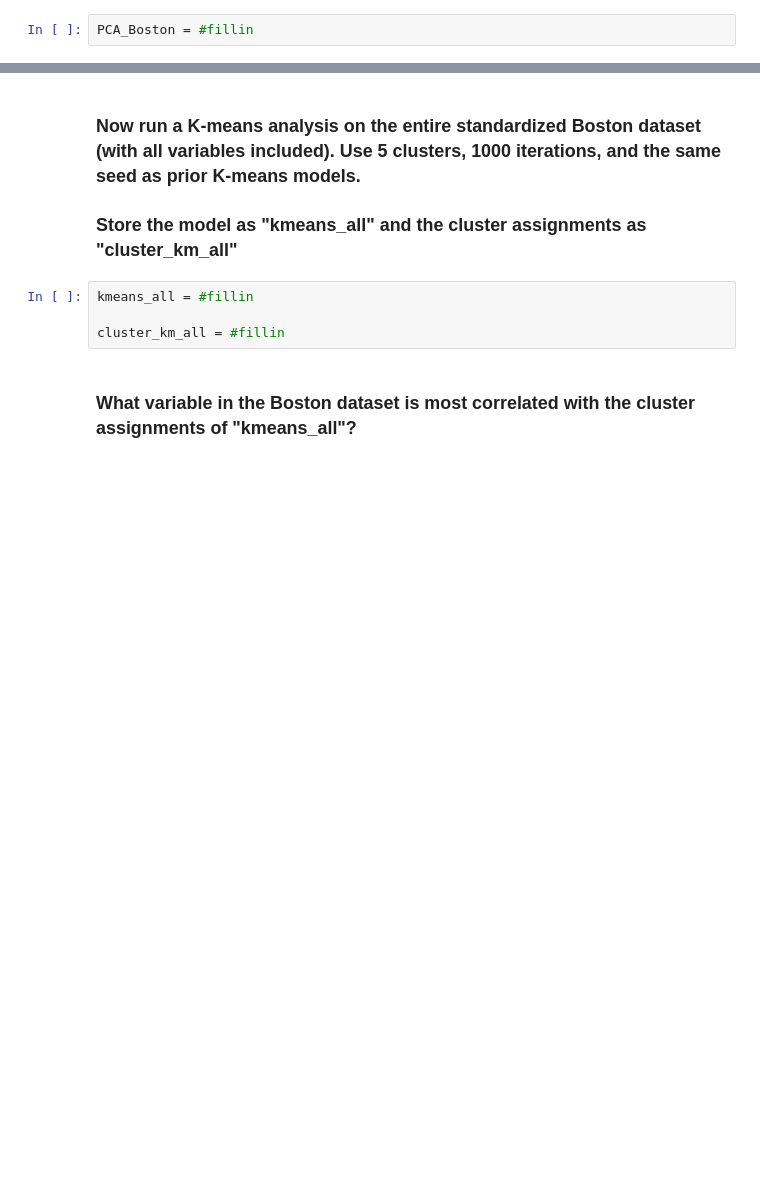
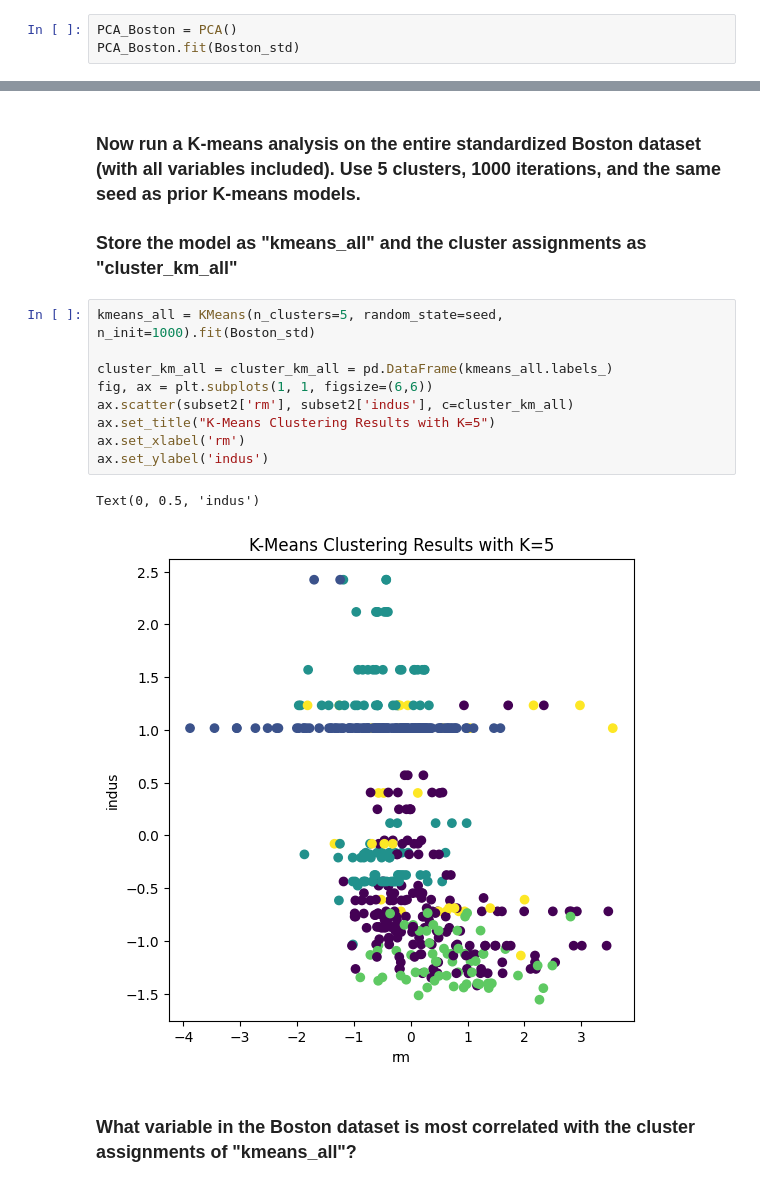
Before and after one commit to yusefSidaoui/CSE_2600_ys, a Jupyter notebook: mod07_clustering.ipynb, the cells around one changed output, grey strips where cells are left out. Cells and saved outputs as stored; diff of their text form; blank space fills up the shorter version.

```diff
--- a/mod07_clustering.ipynb
+++ b/mod07_clustering.ipynb
@@ -177,4 +177,5 @@ for k in range(PCA_subset.components_.shape[1]):
 # %% [markdown]
 ### Now conduct principal components analysis on the entire standardized Boston dataset.
 # %%
-PCA_Boston = #fillin
+PCA_Boston = PCA()
+PCA_Boston.fit(Boston_std)
@@ -250,9 +290,17 @@ ax.set_ylabel('indus');
 
 ### Store the model as "kmeans_all" and the cluster assignments as "cluster_km_all"
 # %%
-kmeans_all = #fillin
+kmeans_all = KMeans(n_clusters=5, random_state=seed, n_init=1000).fit(Boston_std)
 
-cluster_km_all = #fillin
+cluster_km_all = cluster_km_all = pd.DataFrame(kmeans_all.labels_)
+fig, ax = plt.subplots(1, 1, figsize=(6,6))
+ax.scatter(subset2['rm'], subset2['indus'], c=cluster_km_all)
+ax.set_title("K-Means Clustering Results with K=5")
+ax.set_xlabel('rm')
+ax.set_ylabel('indus')
+# %% [output]
+Text(0, 0.5, 'indus')
+[figure, added]
 # %% [markdown]
 ### What variable in the Boston dataset is most correlated with the cluster assignments of "kmeans_all"?
 # %%
```
Also changed, not shown: parts of 21 cells of this notebook.
